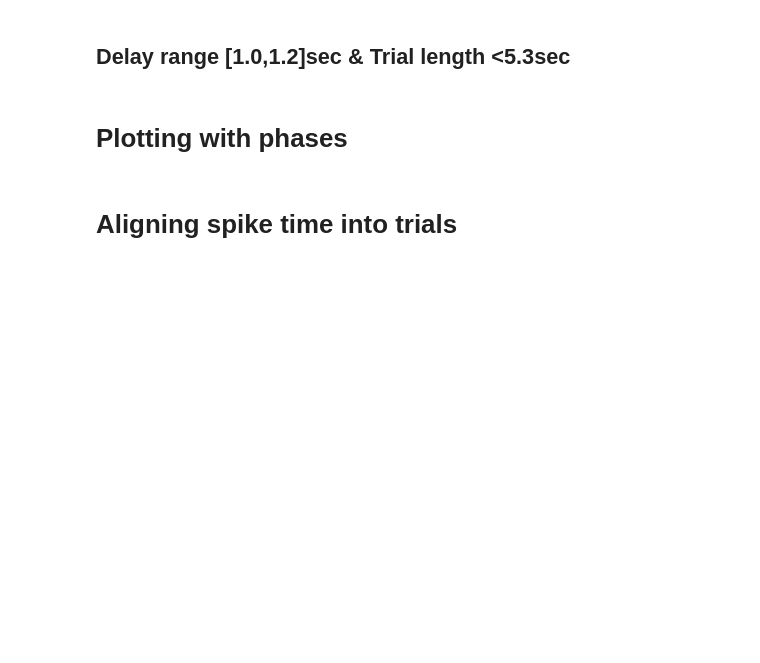
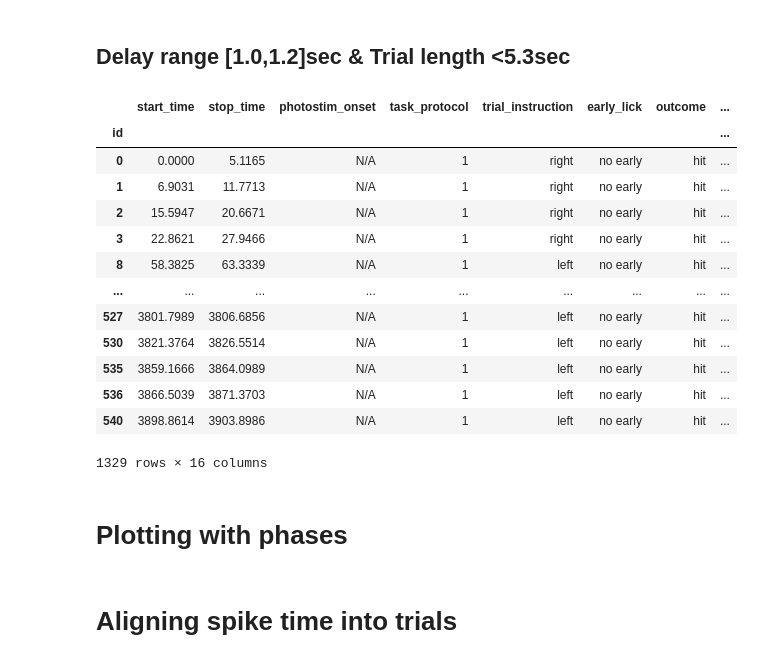
Before and after one commit to Smitpatel37/Mesoscale-Activity-Analysis2, a Jupyter notebook: Scripts/440959thal_CD&PCA.ipynb, the cells around one changed output. Saved outputs shown, nothing was run; the diff lists cells and outputs as text; code cells hidden in the pictures; blank space fills up the shorter version.

```diff
--- a/Scripts/440959thal_CD&PCA.ipynb
+++ b/Scripts/440959thal_CD&PCA.ipynb
@@ -268,6 +284,22 @@ units_Data = units_df_ag.query(" Region == 'left ALM'")
 # %%
 trials_Data = trials_Data.query(" (delay_stop - delay_start) > 1 and (delay_stop - delay_start) < 1.3")
 trials_Data = trials_Data.query(" (stop_time - start_time) < 5.3")
+trials_Data
+# %% [output]
+|  | start_time | stop_time | photostim_onset | task_protocol | trial_instruction | early_lick | outcome | ... |
+| id |  |  |  |  |  |  |  | ... |
+| 0 | 0.0000 | 5.1165 | N/A | 1 | right | no early | hit | ... |
+| 1 | 6.9031 | 11.7713 | N/A | 1 | right | no early | hit | ... |
+| 2 | 15.5947 | 20.6671 | N/A | 1 | right | no early | hit | ... |
+| 3 | 22.8621 | 27.9466 | N/A | 1 | right | no early | hit | ... |
+| 8 | 58.3825 | 63.3339 | N/A | 1 | left | no early | hit | ... |
+| ... | ... | ... | ... | ... | ... | ... | ... | ... |
+| 527 | 3801.7989 | 3806.6856 | N/A | 1 | left | no early | hit | ... |
+| 530 | 3821.3764 | 3826.5514 | N/A | 1 | left | no early | hit | ... |
+| 535 | 3859.1666 | 3864.0989 | N/A | 1 | left | no early | hit | ... |
+| 536 | 3866.5039 | 3871.3703 | N/A | 1 | left | no early | hit | ... |
+| 540 | 3898.8614 | 3903.8986 | N/A | 1 | left | no early | hit | ... |
+1329 rows × 16 columns
 # %% [markdown]
 # Plotting with phases
 # %%
```
Also changed, not shown: parts of 8 cells of this notebook, 6 other files.
